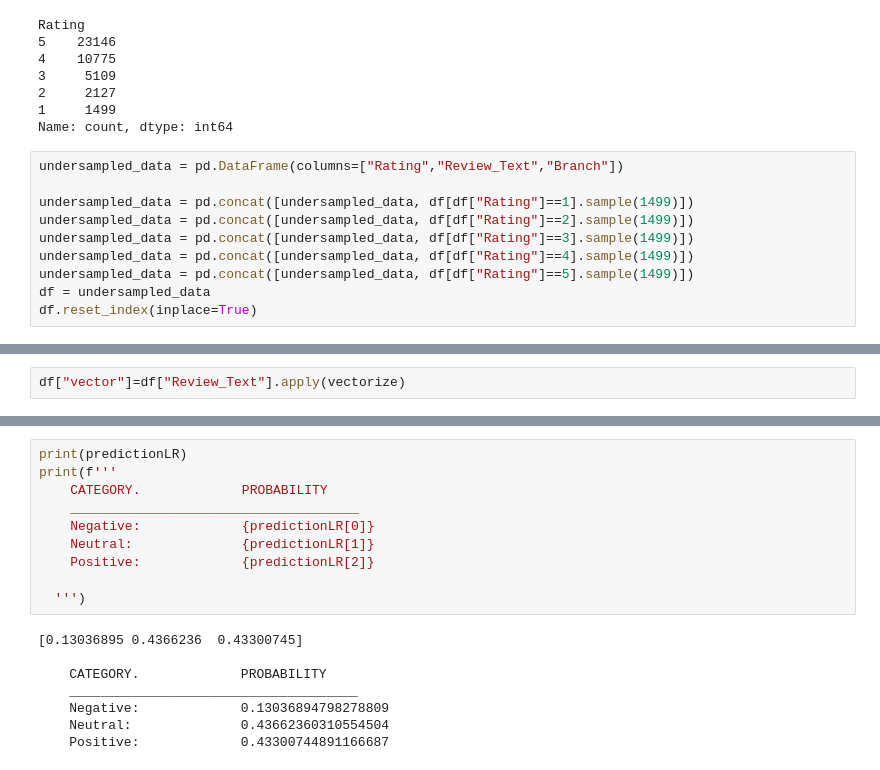
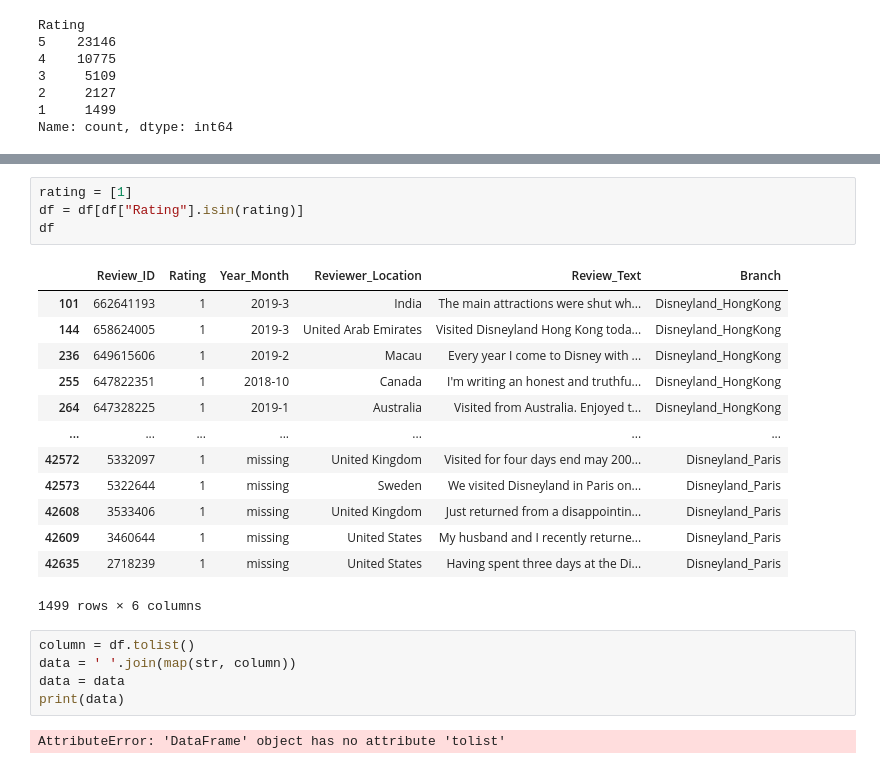
Before and after one commit to LoloREIN/Diney_agency, a Jupyter notebook: pruebas.ipynb, the cells around one changed output, grey strips where cells are left out. Cells and saved outputs as stored; diff of their text form.

```diff
--- a/pruebas.ipynb
+++ b/pruebas.ipynb
@@ -101,13 +36,3 @@ Rating
 2     2127
 1     1499
 Name: count, dtype: int64
-# %%
-undersampled_data = pd.DataFrame(columns=["Rating","Review_Text","Branch"])
-
-undersampled_data = pd.concat([undersampled_data, df[df["Rating"]==1].sample(1499)])
-undersampled_data = pd.concat([undersampled_data, df[df["Rating"]==2].sample(1499)])
-undersampled_data = pd.concat([undersampled_data, df[df["Rating"]==3].sample(1499)])
-undersampled_data = pd.concat([undersampled_data, df[df["Rating"]==4].sample(1499)])
-undersampled_data = pd.concat([undersampled_data, df[df["Rating"]==5].sample(1499)])
-df = undersampled_data
-df.reset_index(inplace=True)
@@ -182,2 +38,0 @@ def vectorize(texto):
-# %%
-df["vector"]=df["Review_Text"].apply(vectorize)
@@ -633,18 +39,25 @@ Actual Input Shape: (1, 300, 1)
-# %%
-print(predictionLR)
-print(f'''
-    CATEGORY.             PROBABILITY
-    _____________________________________
-    Negative:             {predictionLR[0]}
-    Neutral:              {predictionLR[1]}
-    Positive:             {predictionLR[2]}
-
-  ''')
-# %% [output]
-[0.13036895 0.4366236  0.43300745]
-
-    CATEGORY.             PROBABILITY
-    _____________________________________
-    Negative:             0.13036894798278809
-    Neutral:              0.43662360310554504
-    Positive:             0.43300744891166687
+# %%
+rating = [1]
+df = df[df["Rating"].isin(rating)]
+df
+# %% [output]
+|  | Review_ID | Rating | Year_Month | Reviewer_Location | Review_Text | Branch |
+| 101 | 662641193 | 1 | 2019-3 | India | The main attractions were shut wh... | Disneyland_HongKong |
+| 144 | 658624005 | 1 | 2019-3 | United Arab Emirates | Visited Disneyland Hong Kong toda... | Disneyland_HongKong |
+| 236 | 649615606 | 1 | 2019-2 | Macau | Every year I come to Disney with ... | Disneyland_HongKong |
+| 255 | 647822351 | 1 | 2018-10 | Canada | I'm writing an honest and truthfu... | Disneyland_HongKong |
+| 264 | 647328225 | 1 | 2019-1 | Australia | Visited from Australia. Enjoyed t... | Disneyland_HongKong |
+| ... | ... | ... | ... | ... | ... | ... |
+| 42572 | 5332097 | 1 | missing | United Kingdom | Visited for four days end may 200... | Disneyland_Paris |
+| 42573 | 5322644 | 1 | missing | Sweden | We visited Disneyland in Paris on... | Disneyland_Paris |
+| 42608 | 3533406 | 1 | missing | United Kingdom | Just returned from a disappointin... | Disneyland_Paris |
+| 42609 | 3460644 | 1 | missing | United States | My husband and I recently returne... | Disneyland_Paris |
+| 42635 | 2718239 | 1 | missing | United States | Having spent three days at the Di... | Disneyland_Paris |
+1499 rows × 6 columns
+# %%
+column = df.tolist()
+data = ' '.join(map(str, column))
+data = data
+print(data)
+# %% [output]
+AttributeError: 'DataFrame' object has no attribute 'tolist'
```
Also changed, not shown: parts of 29 cells of this notebook, 13 other files.
